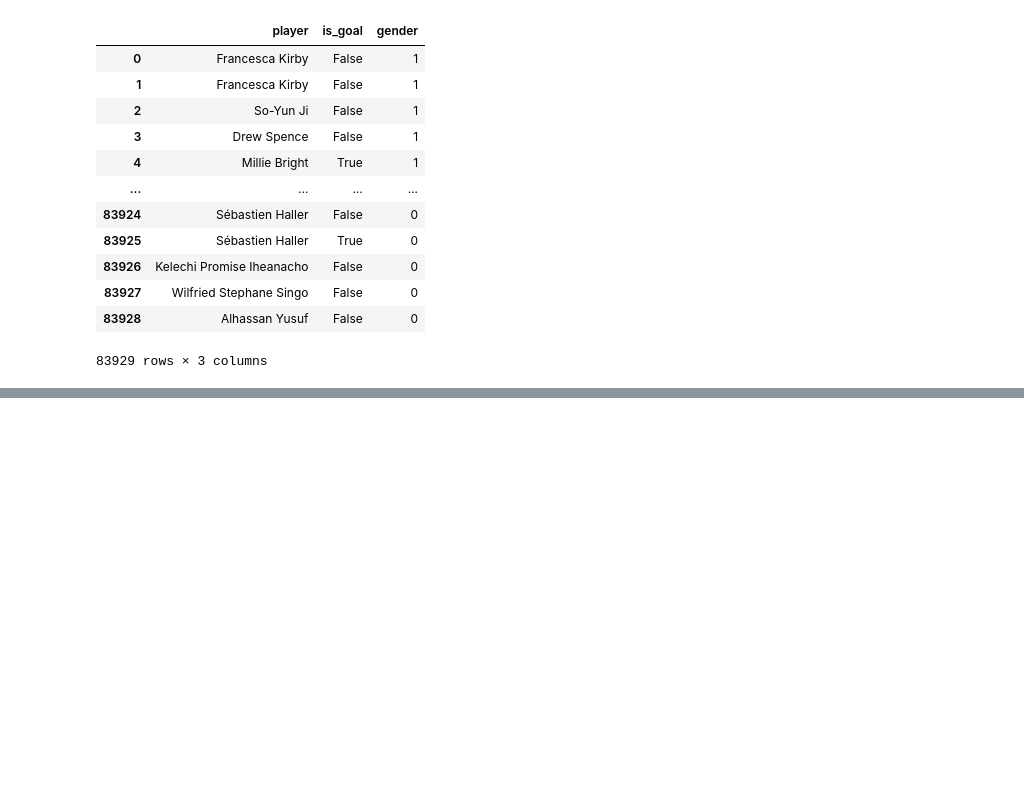
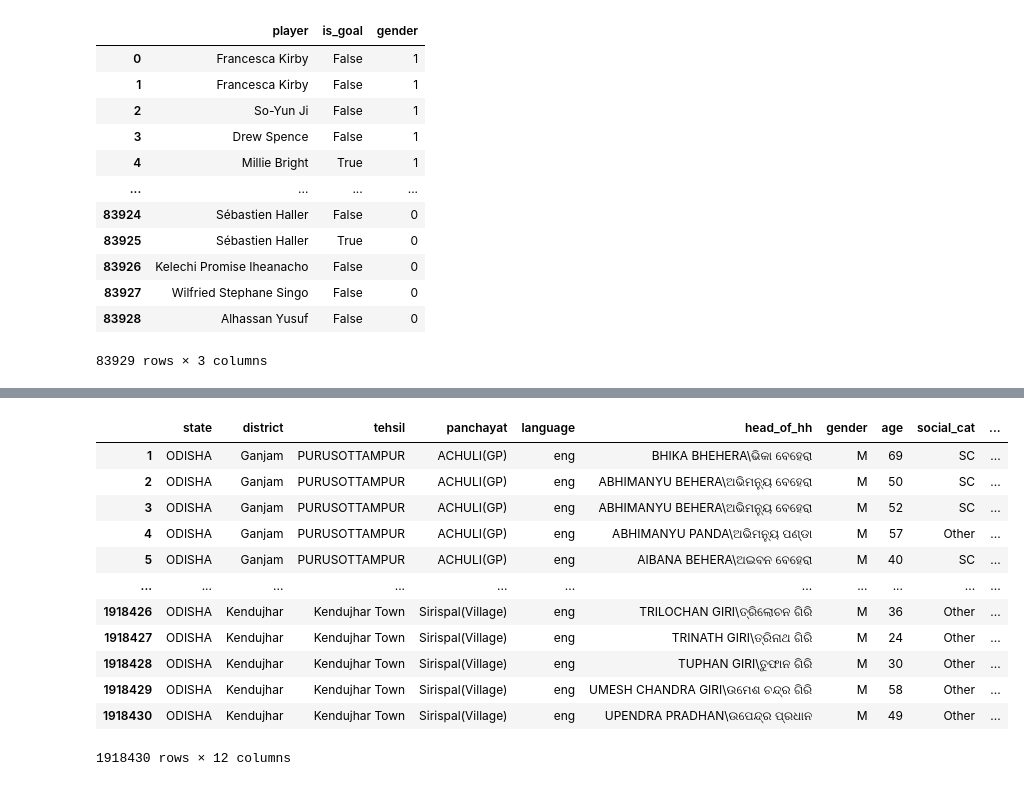
Before and after one commit to kkkarnav/GoI_scrapers, a Jupyter notebook: name_classifiers.ipynb, the cells around one changed output, grey strips where cells are left out. Cells and saved outputs as stored; diff of their text form; code cells hidden in the pictures; blank space fills up the shorter version.

```diff
--- a/name_classifiers.ipynb
+++ b/name_classifiers.ipynb
@@ -90,0 +116,17 @@ F1: 0.9842149842149842
+# %%
+df = data[["state", "district", "tehsil", "panchayat", "language", "head_of_hh", "gender", "age", "social_cat", "deprivation_count", "total_members", "village"]]
+df
+# %% [output]
+|  | state | district | tehsil | panchayat | language | head_of_hh | gender | age | social_cat | ... |
+| 1 | ODISHA | Ganjam | PURUSOTTAMPUR | ACHULI(GP) | eng | BHIKA BHEHERA\ଭିକା ବେହେରା | M | 69 | SC | ... |
+| 2 | ODISHA | Ganjam | PURUSOTTAMPUR | ACHULI(GP) | eng | ABHIMANYU BEHERA\ଅଭିମନ୍ୟୁ ବେହେରା | M | 50 | SC | ... |
+| 3 | ODISHA | Ganjam | PURUSOTTAMPUR | ACHULI(GP) | eng | ABHIMANYU BEHERA\ଅଭିମନ୍ୟୁ ବେହେରା | M | 52 | SC | ... |
+| 4 | ODISHA | Ganjam | PURUSOTTAMPUR | ACHULI(GP) | eng | ABHIMANYU PANDA\ଅଭିମନ୍ୟୁ ପଣ୍ଡା | M | 57 | Other | ... |
+| 5 | ODISHA | Ganjam | PURUSOTTAMPUR | ACHULI(GP) | eng | AIBANA BEHERA\ଅଇବନ ବେହେରା | M | 40 | SC | ... |
+| ... | ... | ... | ... | ... | ... | ... | ... | ... | ... | ... |
+| 1918426 | ODISHA | Kendujhar | Kendujhar Town | Sirispal(Village) | eng | TRILOCHAN GIRI\ତ୍ରିଲୋଚନ ଗିରି | M | 36 | Other | ... |
+| 1918427 | ODISHA | Kendujhar | Kendujhar Town | Sirispal(Village) | eng | TRINATH GIRI\ତ୍ରିନାଥ ଗିରି | M | 24 | Other | ... |
+| 1918428 | ODISHA | Kendujhar | Kendujhar Town | Sirispal(Village) | eng | TUPHAN GIRI\ତୁଫାନ ଗିରି | M | 30 | Other | ... |
+| 1918429 | ODISHA | Kendujhar | Kendujhar Town | Sirispal(Village) | eng | UMESH CHANDRA GIRI\ଉମେଶ ଚନ୍ଦ୍ର ଗିରି | M | 58 | Other | ... |
+| 1918430 | ODISHA | Kendujhar | Kendujhar Town | Sirispal(Village) | eng | UPENDRA PRADHAN\ଉପେନ୍ଦ୍ର ପ୍ରଧାନ | M | 49 | Other | ... |
+1918430 rows × 12 columns
```
Also changed, not shown: parts of 10 cells of this notebook.
